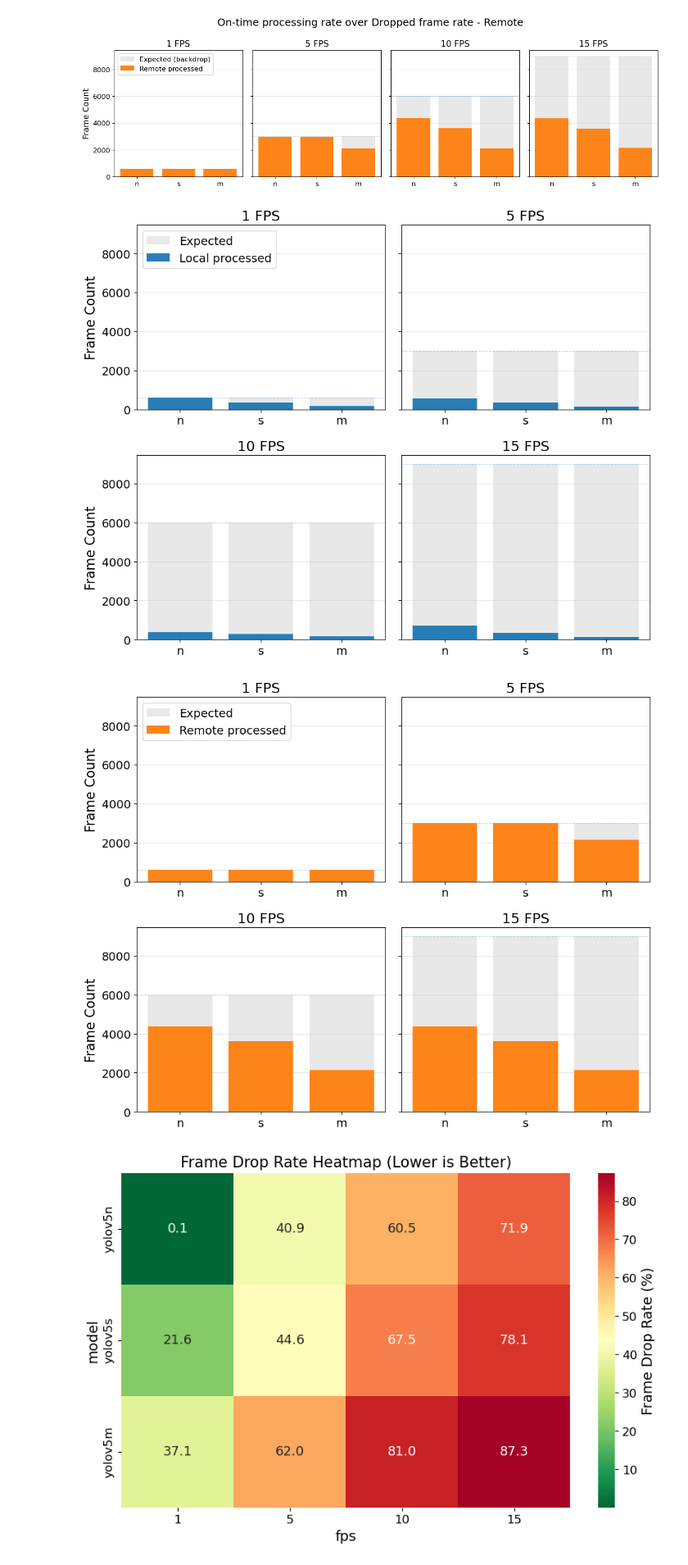
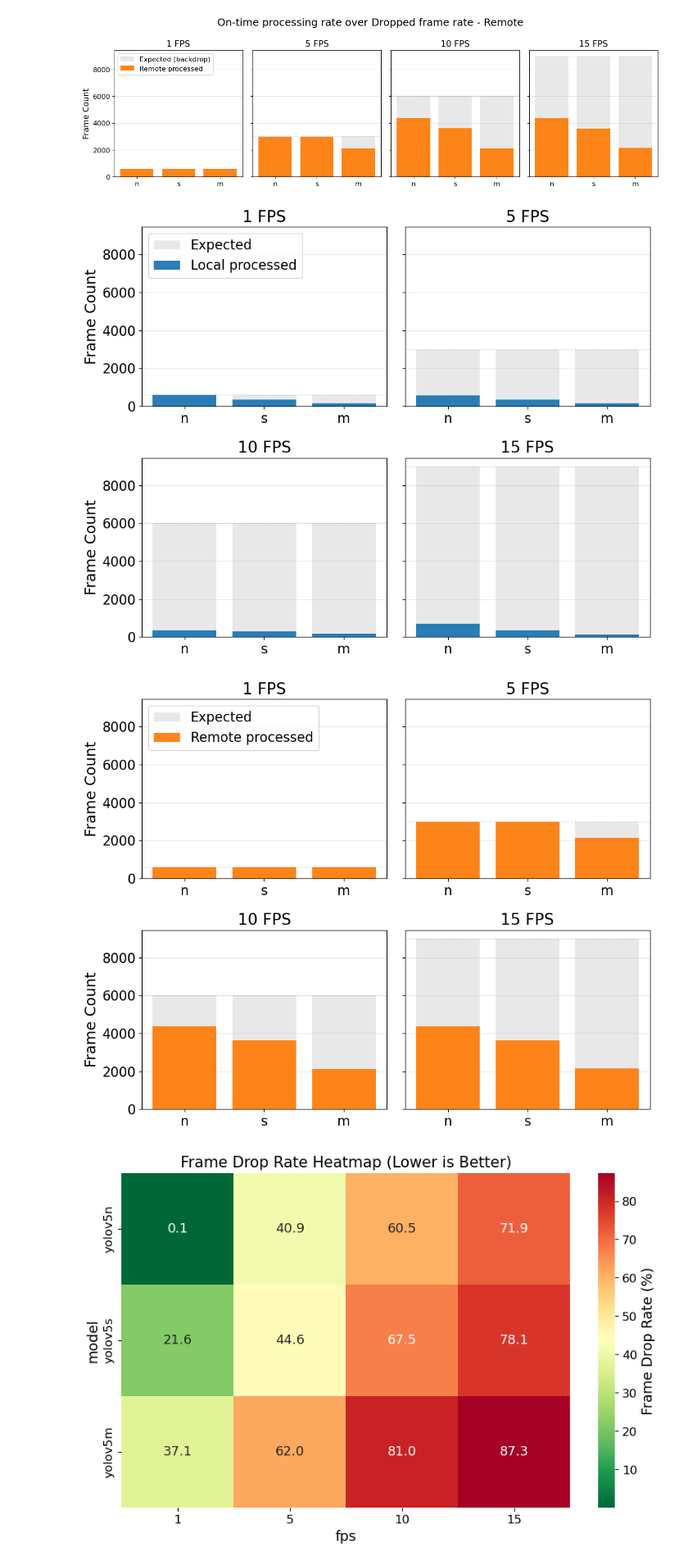
Before and after one commit to rawalcher/rust-traffic-watch, a Jupyter notebook: docs/jupyter/result_evaluation.ipynb, the cells around one changed output. Shown: that part at 82% size. Saved outputs shown, nothing was run; the diff lists cells and outputs as text; code cells hidden in the pictures.

Commit message:
bigger font

```diff
--- a/docs/jupyter/result_evaluation.ipynb
+++ b/docs/jupyter/result_evaluation.ipynb
@@ -305,13 +305,13 @@ plot_by_mode(frame_counts, mode="offload")
 mode_labels = {"local": "Local", "offload": "Remote"}
 
 plt.rcParams.update({
-    "font.size": 15,
-    "axes.titlesize": 17,
-    "axes.labelsize": 16,
-    "xtick.labelsize": 14,
-    "ytick.labelsize": 14,
-    "legend.fontsize": 14,
-    "figure.titlesize": 20
+    "font.size": 17,
+    "axes.titlesize": 19,
+    "axes.labelsize": 18,
+    "xtick.labelsize": 16,
+    "ytick.labelsize": 16,
+    "legend.fontsize": 16,
+    "figure.titlesize": 22
 })
 
 frame_counts = (
@@ -355,35 +355,35 @@ def plot_mode_grid(fc, mode):
             zorder=1
         )
 
         ax.bar(
             x, sub["actual_frames"],
             width=0.8, color=palette[mode], alpha=0.95,
             label=f"{mode_labels[mode]} processed" if fps_idx == 0 else "",
             zorder=3, edgecolor="none"
         )
 
         ax.axhline(y=fps * experiment_duration_s, linestyle="--", linewidth=0.8, alpha=0.25, zorder=2)
 
         ax.set_title(f"{fps} FPS")
         ax.set_xticks(x)
         ax.set_xticklabels([m.replace("yolov5", "") for m in model_order])
         ax.grid(axis="y", alpha=0.3, zorder=0)
 
         if fps_idx in [0, 2]:
             ax.set_ylabel("Frame Count")
 
     handles, labels = axes[0].get_legend_handles_labels()
     if handles:
         axes[0].legend(loc="upper left")
 
     plt.tight_layout()
     plt.show()
 
 plot_mode_grid(frame_counts, mode="local")
 plot_mode_grid(frame_counts, mode="offload")
 # %% [output]
-[figure, old version]
+[figure, new version]
-[figure, old version]
+[figure, new version]
 # %%
 frame_counts = (
     df_all.groupby(["fps", "model", "experiment_mode"], observed=True)
```
